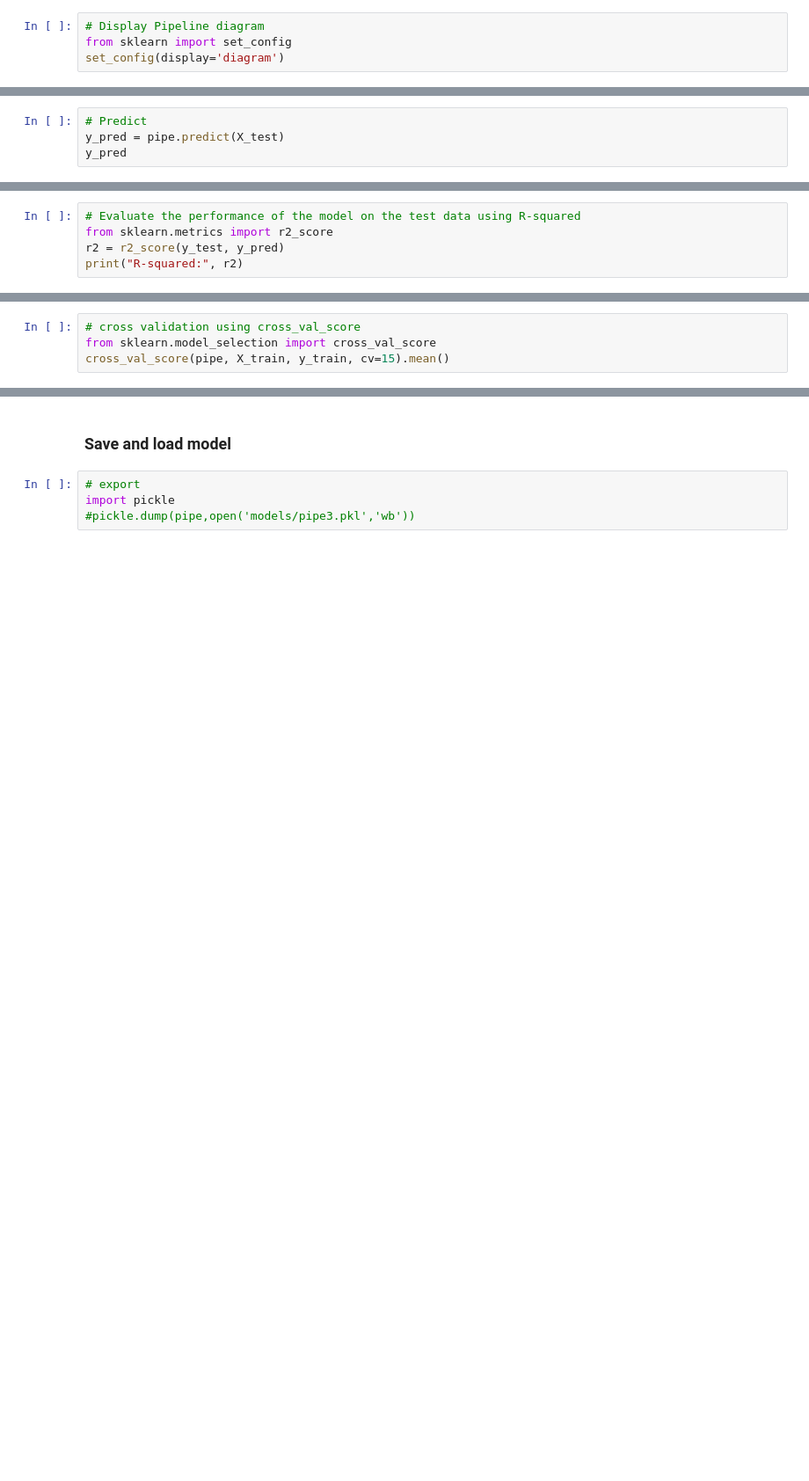
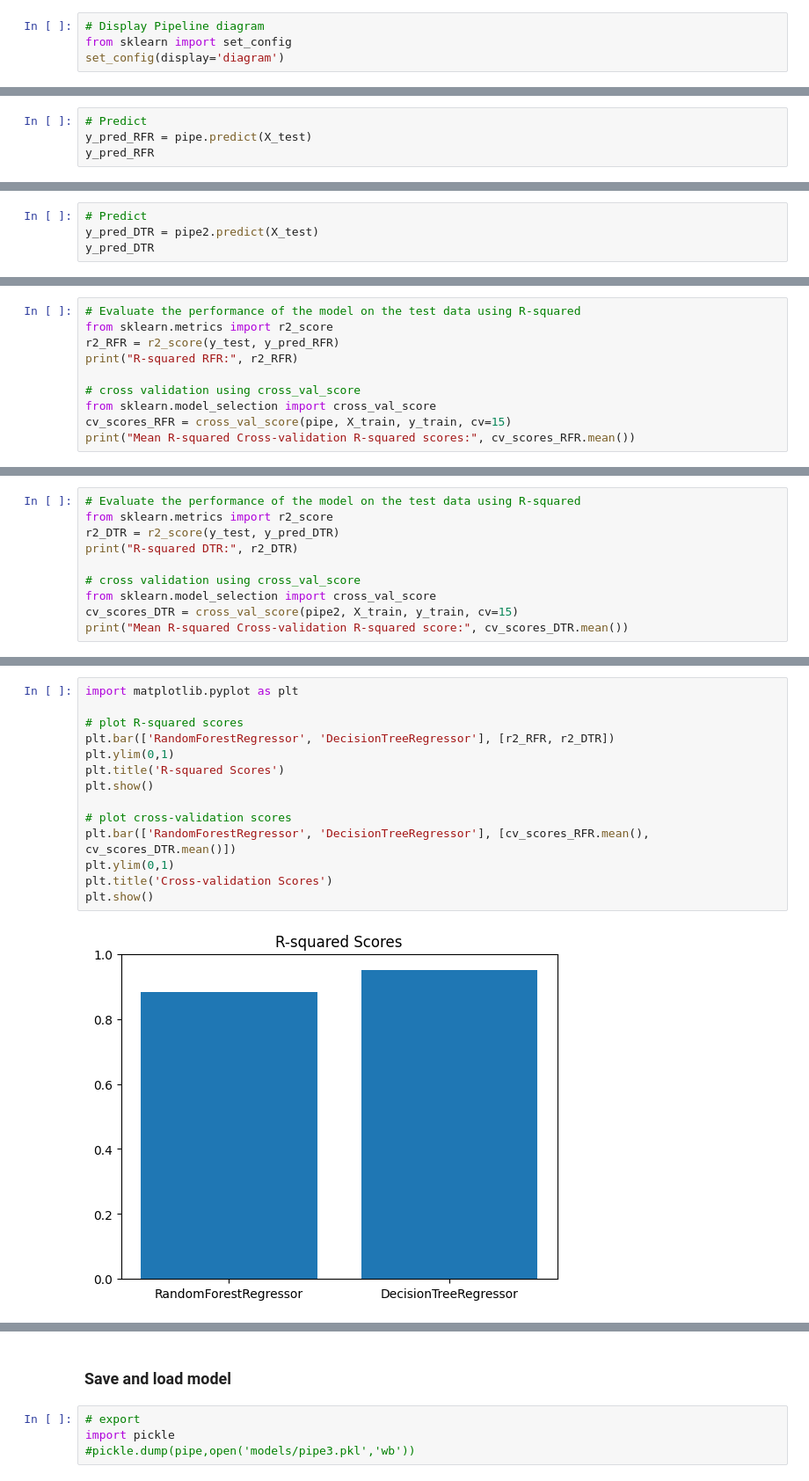
Before and after one commit to Omkar-Rajkumar-Khade/Custom_Bike_Pricing_Optimizer, a Jupyter notebook: Custom_Bike_Pricing_Optimizer_with_pipeline.ipynb, the cells around one changed output, grey strips where cells are left out. Shown: that part at 88% size. Saved outputs shown, nothing was run; the diff lists cells and outputs as text; blank space fills up the shorter version.

```diff
--- a/Custom_Bike_Pricing_Optimizer_with_pipeline.ipynb
+++ b/Custom_Bike_Pricing_Optimizer_with_pipeline.ipynb
@@ -300,5 +291,5 @@ pipe.named_steps
 # %%
 # Predict
-y_pred = pipe.predict(X_test)
-y_pred
+y_pred_RFR = pipe.predict(X_test)
+y_pred_RFR
 # %% [output]
@@ -316,0 +308,4 @@ array([1270163.59666667,  104154.14      ,   81296.87      ,
+# %%
+# Predict
+y_pred_DTR = pipe2.predict(X_test)
+y_pred_DTR
@@ -317,6 +319,11 @@ array([1270163.59666667,  104154.14      ,   81296.87      ,
 # %%
 # Evaluate the performance of the model on the test data using R-squared
 from sklearn.metrics import r2_score
-r2 = r2_score(y_test, y_pred)
-print("R-squared:", r2)
+r2_RFR = r2_score(y_test, y_pred_RFR)
+print("R-squared RFR:", r2_RFR)
+
+# cross validation using cross_val_score
+from sklearn.model_selection import cross_val_score
+cv_scores_RFR = cross_val_score(pipe, X_train, y_train, cv=15)
+print("Mean R-squared Cross-validation R-squared scores:", cv_scores_RFR.mean())
 # %% [output]
@@ -324,5 +332,11 @@ R-squared: 0.8903889801902531
 # %%
+# Evaluate the performance of the model on the test data using R-squared
+from sklearn.metrics import r2_score
+r2_DTR = r2_score(y_test, y_pred_DTR)
+print("R-squared DTR:", r2_DTR)
+
 # cross validation using cross_val_score
 from sklearn.model_selection import cross_val_score
-cross_val_score(pipe, X_train, y_train, cv=15).mean()
+cv_scores_DTR = cross_val_score(pipe2, X_train, y_train, cv=15)
+print("Mean R-squared Cross-validation R-squared score:", cv_scores_DTR.mean())
 # %% [output]
@@ -329,0 +345,16 @@ cross_val_score(pipe, X_train, y_train, cv=15).mean()
+# %%
+import matplotlib.pyplot as plt
+
+# plot R-squared scores
+plt.bar(['RandomForestRegressor', 'DecisionTreeRegressor'], [r2_RFR, r2_DTR])
+plt.ylim(0,1)
+plt.title('R-squared Scores')
+plt.show()
+
+# plot cross-validation scores
+plt.bar(['RandomForestRegressor', 'DecisionTreeRegressor'], [cv_scores_RFR.mean(), cv_scores_DTR.mean()])
+plt.ylim(0,1)
+plt.title('Cross-validation Scores')
+plt.show()
+# %% [output]
+[figure, added]
```
Also changed, not shown: parts of 24 cells of this notebook.
